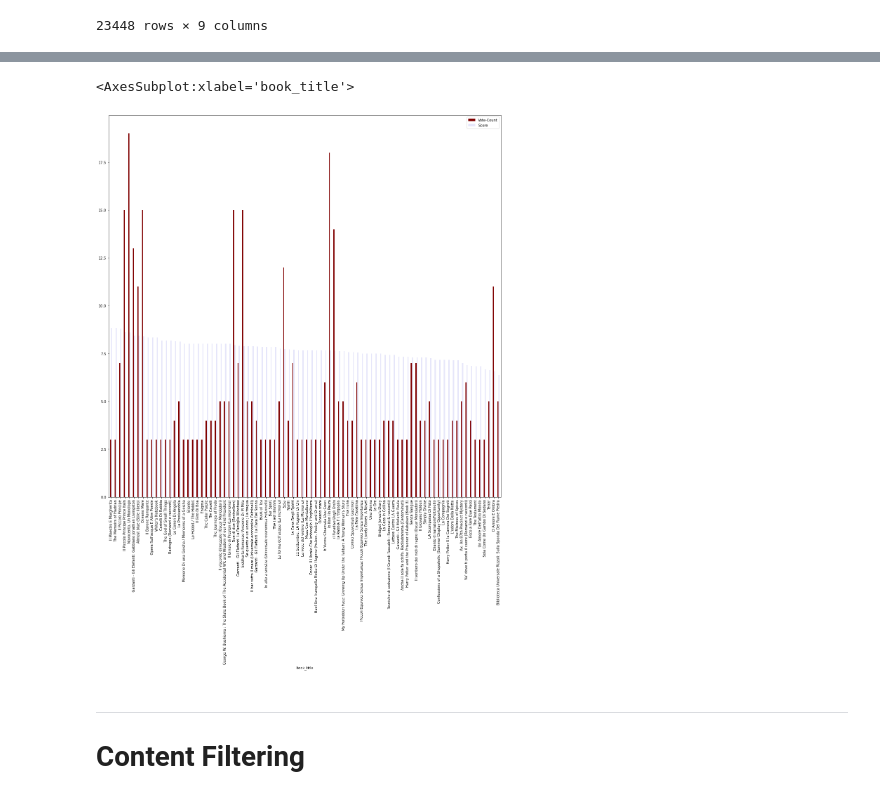
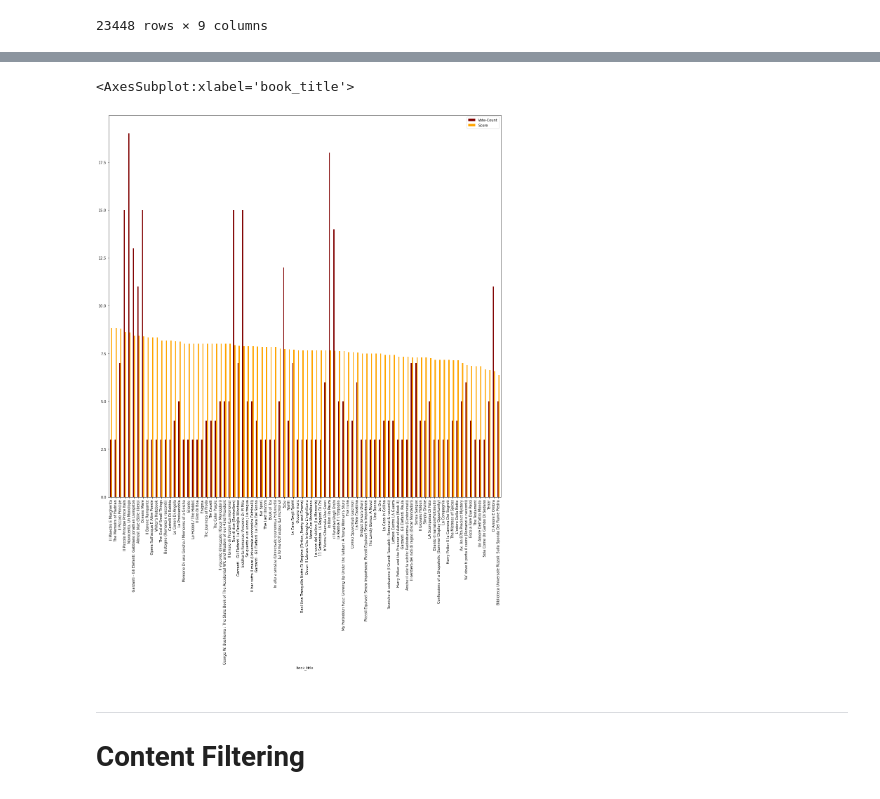
Before and after one commit to marinaepitropaki/BookRecommendationSystem, a Jupyter notebook: BookRecommendationSystem.ipynb, the cells around one changed output, grey strips where cells are left out. Saved outputs shown, nothing was run; the diff lists cells and outputs as text; code cells hidden in the pictures.

```diff
--- a/BookRecommendationSystem.ipynb
+++ b/BookRecommendationSystem.ipynb
@@ -299,11 +357,11 @@ hist = df_rating_bycountry.hist(column='Score', by='country',bins=20, figsize=(2
 # %%
-## Took USA as an example.
+## Took Italy as an example.
 italy_df = df_rating_bycountry[df_rating_bycountry["country"] == 'italy']
-italy_df = usa_df.sort_values('Score', ascending=False)
-italy_df.plot.bar(x='book_title', y=['Vote-Count','Score'], color=['maroon','lavender'],figsize=(20,20))
+italy_df =italy_df.sort_values('Score', ascending=False)
+italy_df.plot.bar(x='book_title', y=['Vote-Count','Score'], color=['maroon','orange'],figsize=(20,20))
 # %% [output]
 <AxesSubplot:xlabel='book_title'>
-[figure, old version]
+[figure, new version]
 # %% [markdown]
 -----------------------------------------------------------
 # Content Filtering
```
Also changed, not shown: parts of 13 cells of this notebook.
